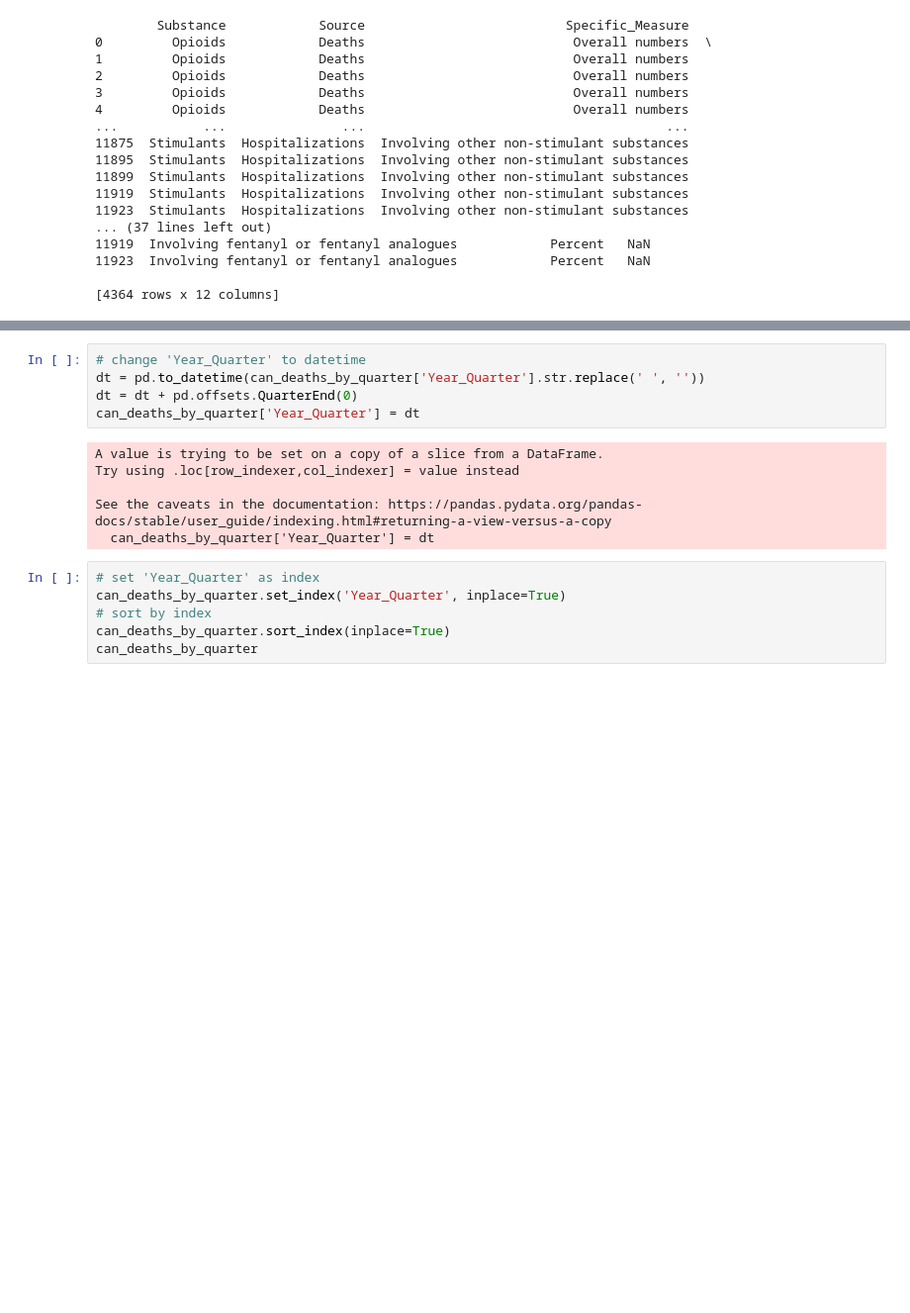
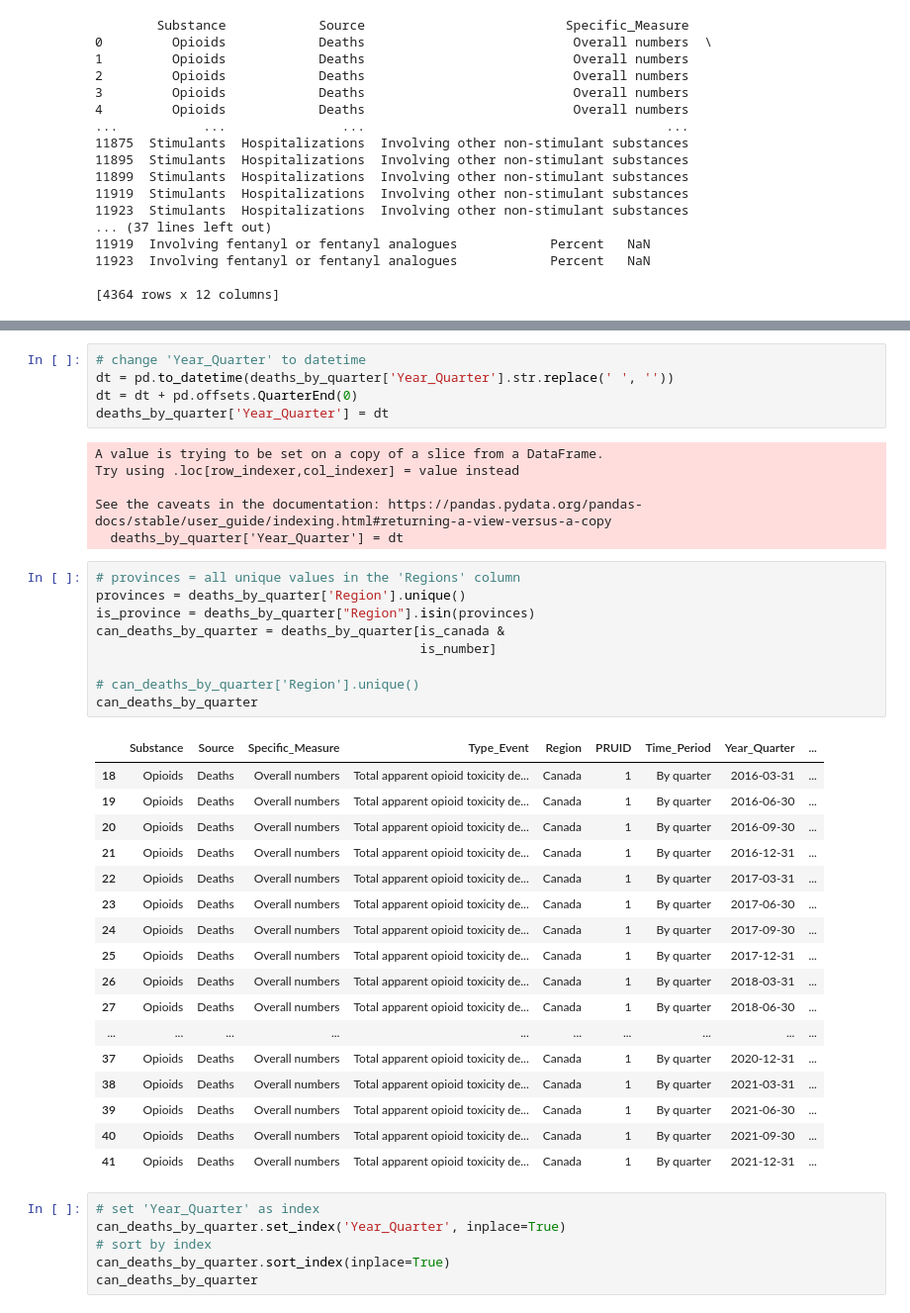
Before and after one commit to bempt/Opioids-in-Canada-EDA, a Jupyter notebook: eda.ipynb, the cells around one changed output, grey strips where cells are left out. Shown at 99% size. Saved outputs shown, nothing was run; the diff lists cells and outputs as text; blank space fills up the shorter version.

```diff
--- a/eda.ipynb
+++ b/eda.ipynb
@@ -229,14 +285,41 @@ can_deaths_by_quarter = deaths_by_quarter[is_canada &
 # %%
 # change 'Year_Quarter' to datetime
-dt = pd.to_datetime(can_deaths_by_quarter['Year_Quarter'].str.replace(' ', ''))
+dt = pd.to_datetime(deaths_by_quarter['Year_Quarter'].str.replace(' ', ''))
 dt = dt + pd.offsets.QuarterEnd(0)
-can_deaths_by_quarter['Year_Quarter'] = dt
+deaths_by_quarter['Year_Quarter'] = dt
 # %% [output]
 A value is trying to be set on a copy of a slice from a DataFrame.
 Try using .loc[row_indexer,col_indexer] = value instead
 
 See the caveats in the documentation: https://pandas.pydata.org/pandas-docs/stable/user_guide/indexing.html#returning-a-view-versus-a-copy
-  can_deaths_by_quarter['Year_Quarter'] = dt
+  deaths_by_quarter['Year_Quarter'] = dt
+# %%
+# provinces = all unique values in the 'Regions' column
+provinces = deaths_by_quarter['Region'].unique()
+is_province = deaths_by_quarter["Region"].isin(provinces)
+can_deaths_by_quarter = deaths_by_quarter[is_canada &
+                                          is_number]
+
+# can_deaths_by_quarter['Region'].unique()
+can_deaths_by_quarter
+# %% [output]
+|  | Substance | Source | Specific_Measure | Type_Event | Region | PRUID | Time_Period | Year_Quarter | ... |
+| 18 | Opioids | Deaths | Overall numbers | Total apparent opioid toxicity de... | Canada | 1 | By quarter | 2016-03-31 | ... |
+| 19 | Opioids | Deaths | Overall numbers | Total apparent opioid toxicity de... | Canada | 1 | By quarter | 2016-06-30 | ... |
+| 20 | Opioids | Deaths | Overall numbers | Total apparent opioid toxicity de... | Canada | 1 | By quarter | 2016-09-30 | ... |
+| 21 | Opioids | Deaths | Overall numbers | Total apparent opioid toxicity de... | Canada | 1 | By quarter | 2016-12-31 | ... |
+| 22 | Opioids | Deaths | Overall numbers | Total apparent opioid toxicity de... | Canada | 1 | By quarter | 2017-03-31 | ... |
+| 23 | Opioids | Deaths | Overall numbers | Total apparent opioid toxicity de... | Canada | 1 | By quarter | 2017-06-30 | ... |
+| 24 | Opioids | Deaths | Overall numbers | Total apparent opioid toxicity de... | Canada | 1 | By quarter | 2017-09-30 | ... |
+| 25 | Opioids | Deaths | Overall numbers | Total apparent opioid toxicity de... | Canada | 1 | By quarter | 2017-12-31 | ... |
+| 26 | Opioids | Deaths | Overall numbers | Total apparent opioid toxicity de... | Canada | 1 | By quarter | 2018-03-31 | ... |
+| 27 | Opioids | Deaths | Overall numbers | Total apparent opioid toxicity de... | Canada | 1 | By quarter | 2018-06-30 | ... |
+| ... | ... | ... | ... | ... | ... | ... | ... | ... | ... |
+| 37 | Opioids | Deaths | Overall numbers | Total apparent opioid toxicity de... | Canada | 1 | By quarter | 2020-12-31 | ... |
+| 38 | Opioids | Deaths | Overall numbers | Total apparent opioid toxicity de... | Canada | 1 | By quarter | 2021-03-31 | ... |
+| 39 | Opioids | Deaths | Overall numbers | Total apparent opioid toxicity de... | Canada | 1 | By quarter | 2021-06-30 | ... |
+| 40 | Opioids | Deaths | Overall numbers | Total apparent opioid toxicity de... | Canada | 1 | By quarter | 2021-09-30 | ... |
+| 41 | Opioids | Deaths | Overall numbers | Total apparent opioid toxicity de... | Canada | 1 | By quarter | 2021-12-31 | ... |
 # %%
 # set 'Year_Quarter' as index
 can_deaths_by_quarter.set_index('Year_Quarter', inplace=True)
```
Also changed, not shown: parts of 21 cells of this notebook.
